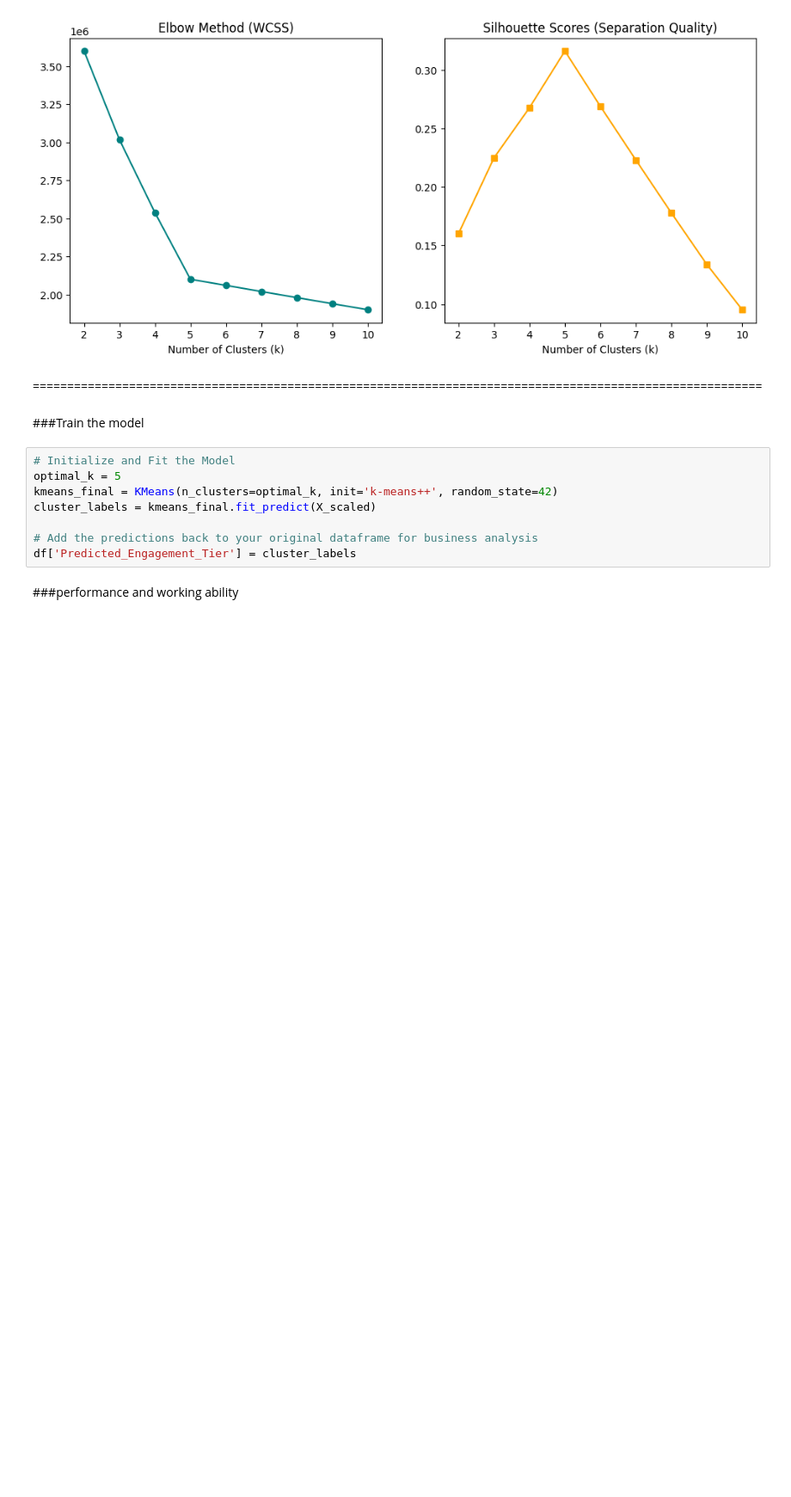
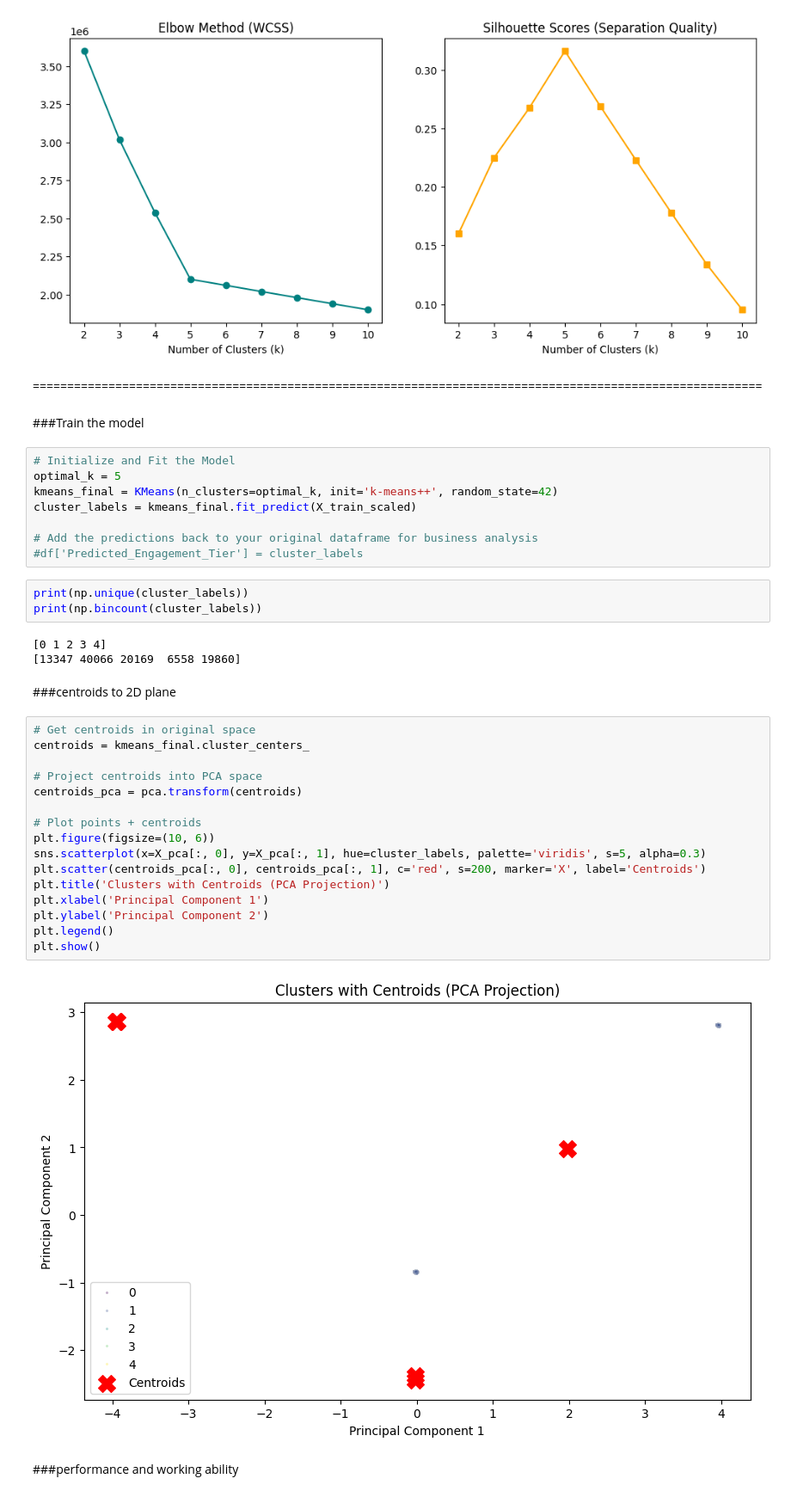
Before and after one commit to praveentecsl/High-Engagement-Content-Classification-model, a Jupyter notebook: SocialMedia_engagement.ipynb, the cells around one changed output. Shown at 86% size. Cells and saved outputs as stored; diff of their text form; blank space fills up the shorter version.

```diff
--- a/SocialMedia_engagement.ipynb
+++ b/SocialMedia_engagement.ipynb
@@ -83,10 +118,36 @@ plt.show()
 # Initialize and Fit the Model
 optimal_k = 5
 kmeans_final = KMeans(n_clusters=optimal_k, init='k-means++', random_state=42)
-cluster_labels = kmeans_final.fit_predict(X_scaled)
+cluster_labels = kmeans_final.fit_predict(X_train_scaled)
 
 # Add the predictions back to your original dataframe for business analysis
-df['Predicted_Engagement_Tier'] = cluster_labels
+#df['Predicted_Engagement_Tier'] = cluster_labels
+# %%
+print(np.unique(cluster_labels))
+print(np.bincount(cluster_labels))
+# %% [output]
+[0 1 2 3 4]
+[13347 40066 20169  6558 19860]
+# %% [markdown]
+###centroids to 2D plane
+# %%
+# Get centroids in original space
+centroids = kmeans_final.cluster_centers_
+
+# Project centroids into PCA space
+centroids_pca = pca.transform(centroids)
+
+# Plot points + centroids
+plt.figure(figsize=(10, 6))
+sns.scatterplot(x=X_pca[:, 0], y=X_pca[:, 1], hue=cluster_labels, palette='viridis', s=5, alpha=0.3)
+plt.scatter(centroids_pca[:, 0], centroids_pca[:, 1], c='red', s=200, marker='X', label='Centroids')
+plt.title('Clusters with Centroids (PCA Projection)')
+plt.xlabel('Principal Component 1')
+plt.ylabel('Principal Component 2')
+plt.legend()
+plt.show()
+# %% [output]
+[figure, added]
 # %% [markdown]
 ###performance and working ability
 # %%
```
Also changed, not shown: parts of 6 cells of this notebook.
